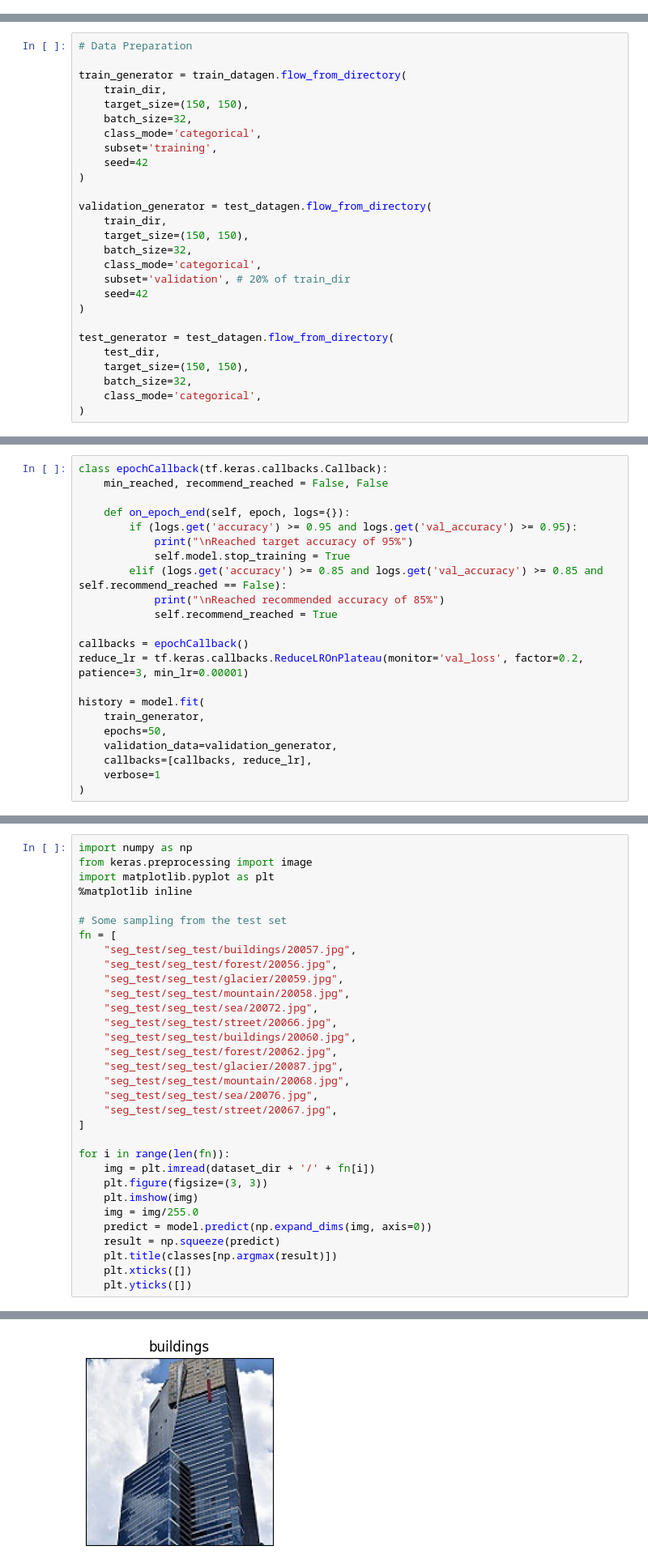
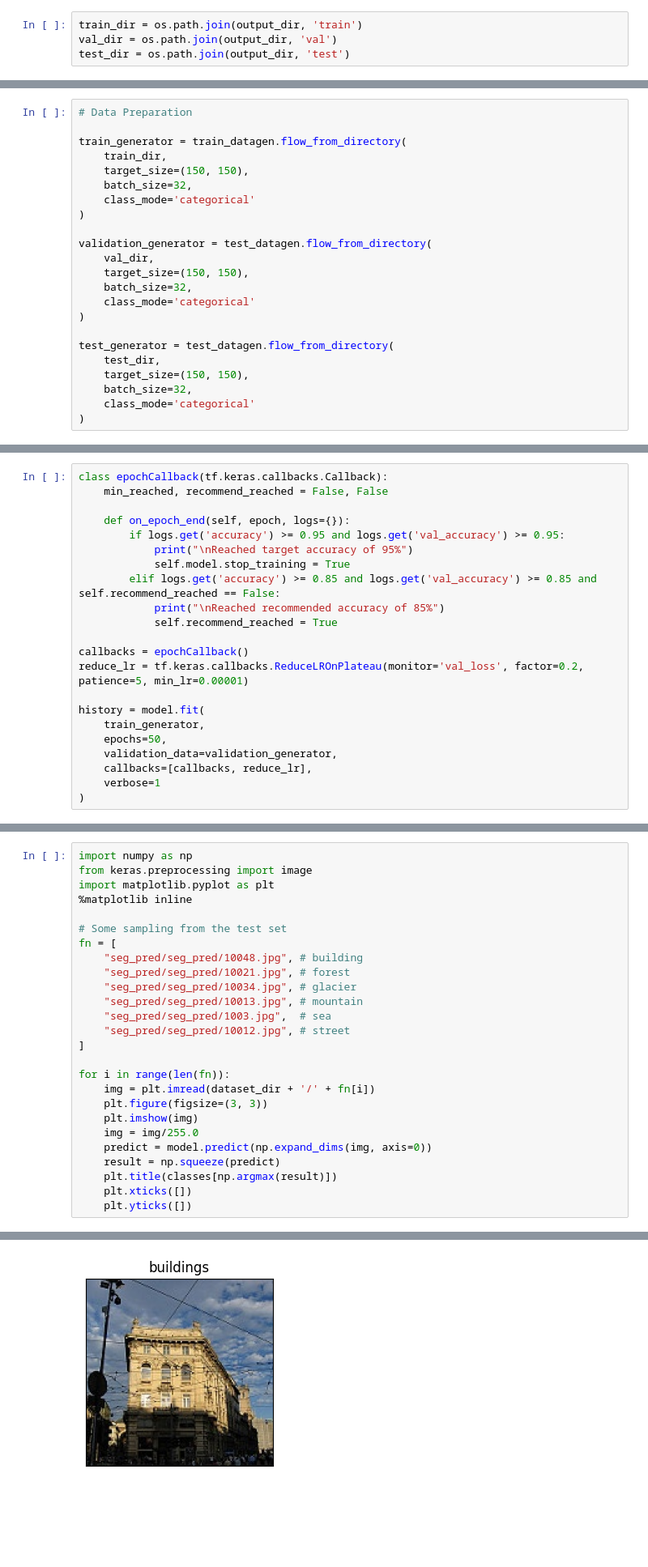
Before and after one commit to evanzzer/intel-image-classification, a Jupyter notebook: image-classification.ipynb, the cells around one changed output, grey strips where cells are left out. Shown at 81% size. Drawn from its saved outputs; the diff is of its cells as text; blank space fills up the shorter version.

```diff
--- a/image-classification.ipynb
+++ b/image-classification.ipynb
@@ -71,0 +110,4 @@ Total Test Sets: 3000
+# %%
+train_dir = os.path.join(output_dir, 'train')
+val_dir = os.path.join(output_dir, 'val')
+test_dir = os.path.join(output_dir, 'test')
@@ -119,24 +212,20 @@ train_generator = train_datagen.flow_from_directory(
     train_dir,
     target_size=(150, 150),
     batch_size=32,
-    class_mode='categorical',
-    subset='training',
-    seed=42
+    class_mode='categorical'
 )
 
 validation_generator = test_datagen.flow_from_directory(
-    train_dir,
+    val_dir,
     target_size=(150, 150),
     batch_size=32,
-    class_mode='categorical',
-    subset='validation', # 20% of train_dir
-    seed=42
+    class_mode='categorical'
 )
 
 test_generator = test_datagen.flow_from_directory(
     test_dir,
     target_size=(150, 150),
     batch_size=32,
-    class_mode='categorical',
+    class_mode='categorical'
 )
 # %% [output]
@@ -215,15 +304,15 @@ class epochCallback(tf.keras.callbacks.Callback):
     min_reached, recommend_reached = False, False
 
     def on_epoch_end(self, epoch, logs={}):
-        if (logs.get('accuracy') >= 0.95 and logs.get('val_accuracy') >= 0.95):
+        if logs.get('accuracy') >= 0.95 and logs.get('val_accuracy') >= 0.95:
             print("\nReached target accuracy of 95%")
             self.model.stop_training = True
-        elif (logs.get('accuracy') >= 0.85 and logs.get('val_accuracy') >= 0.85 and self.recommend_reached == False):
+        elif logs.get('accuracy') >= 0.85 and logs.get('val_accuracy') >= 0.85 and self.recommend_reached == False:
             print("\nReached recommended accuracy of 85%")
             self.recommend_reached = True
 
 callbacks = epochCallback()
-reduce_lr = tf.keras.callbacks.ReduceLROnPlateau(monitor='val_loss', factor=0.2, patience=3, min_lr=0.00001)
+reduce_lr = tf.keras.callbacks.ReduceLROnPlateau(monitor='val_loss', factor=0.2, patience=5, min_lr=0.00001)
 
 history = model.fit(
     train_generator,
@@ -401,18 +491,12 @@ import matplotlib.pyplot as plt
 
 # Some sampling from the test set
 fn = [
-    "seg_test/seg_test/buildings/20057.jpg",
-    "seg_test/seg_test/forest/20056.jpg",
-    "seg_test/seg_test/glacier/20059.jpg",
-    "seg_test/seg_test/mountain/20058.jpg",
-    "seg_test/seg_test/sea/20072.jpg",
-    "seg_test/seg_test/street/20066.jpg",
-    "seg_test/seg_test/buildings/20060.jpg",
-    "seg_test/seg_test/forest/20062.jpg",
-    "seg_test/seg_test/glacier/20087.jpg",
-    "seg_test/seg_test/mountain/20068.jpg",
-    "seg_test/seg_test/sea/20076.jpg",
-    "seg_test/seg_test/street/20067.jpg",
+    "seg_pred/seg_pred/10048.jpg", # building
+    "seg_pred/seg_pred/10021.jpg", # forest
+    "seg_pred/seg_pred/10034.jpg", # glacier
+    "seg_pred/seg_pred/10013.jpg", # mountain
+    "seg_pred/seg_pred/1003.jpg",  # sea
+    "seg_pred/seg_pred/10012.jpg", # street
 ]
 
 for i in range(len(fn)):
@@ -441 +519 @@ for i in range(len(fn)):
-[figure, old version]
+[figure, new version]
```
Also changed, not shown: parts of 16 cells of this notebook, 10 other files.
